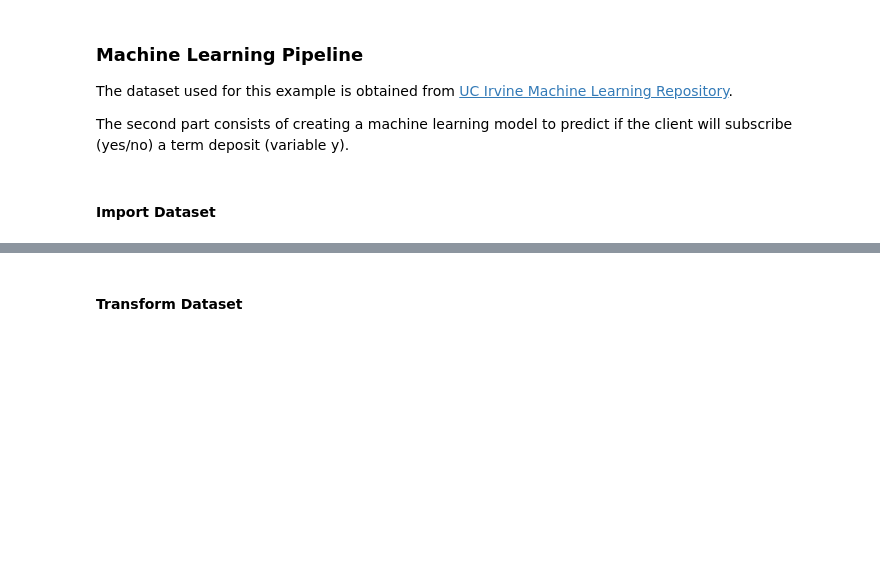
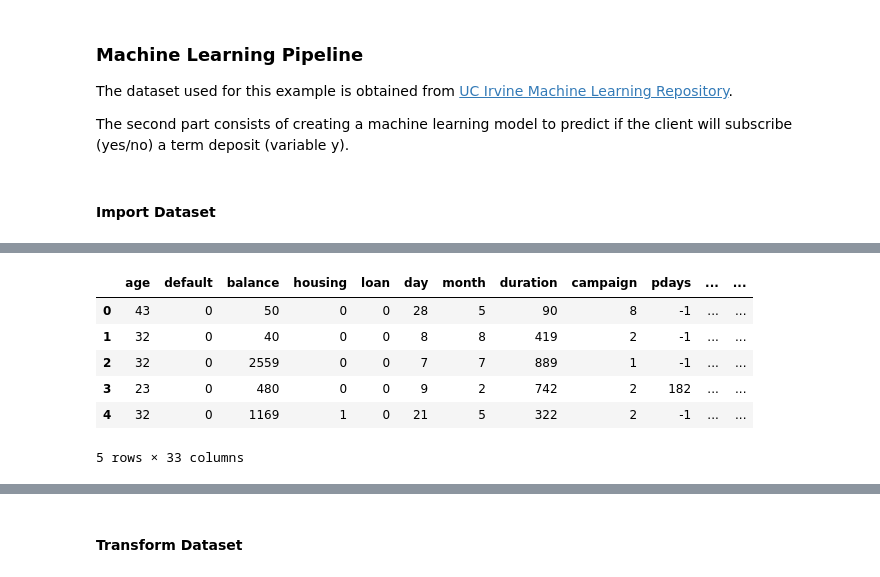
Before and after one commit to rarcaleanu-at-eada/mlops-and-system-design, a Jupyter notebook: session_2/[class notes] ml-pipeline.ipynb, the cells around one changed output, grey strips where cells are left out. Cells and saved outputs as stored; diff of their text form; code cells hidden in the pictures; blank space fills up the shorter version.

```diff
--- a/session_2/[class notes] ml-pipeline.ipynb
+++ b/session_2/[class notes] ml-pipeline.ipynb
@@ -19,3 +17,13 @@ ModuleNotFoundError: No module named 'pandas'
 # %%
 # read dataset
 df = pd.read_csv("datasets/bank-full_train_test.csv")
+# %%
+df.head()
+# %% [output]
+|  | age | default | balance | housing | loan | day | month | duration | campaign | pdays | ... | ... |
+| 0 | 43 | 0 | 50 | 0 | 0 | 28 | 5 | 90 | 8 | -1 | ... | ... |
+| 1 | 32 | 0 | 40 | 0 | 0 | 8 | 8 | 419 | 2 | -1 | ... | ... |
+| 2 | 32 | 0 | 2559 | 0 | 0 | 7 | 7 | 889 | 1 | -1 | ... | ... |
+| 3 | 23 | 0 | 480 | 0 | 0 | 9 | 2 | 742 | 2 | 182 | ... | ... |
+| 4 | 32 | 0 | 1169 | 1 | 0 | 21 | 5 | 322 | 2 | -1 | ... | ... |
+5 rows × 33 columns
```
Also changed, not shown: parts of 11 cells of this notebook, 8 other files.
